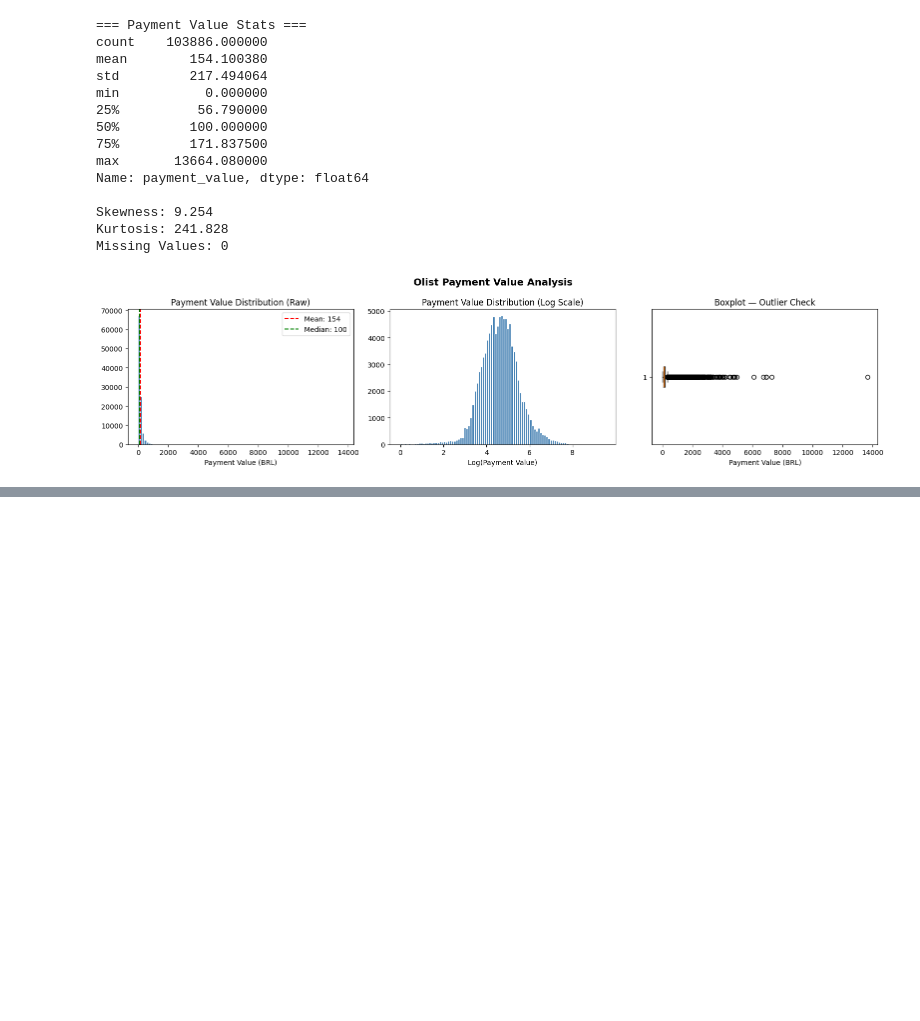
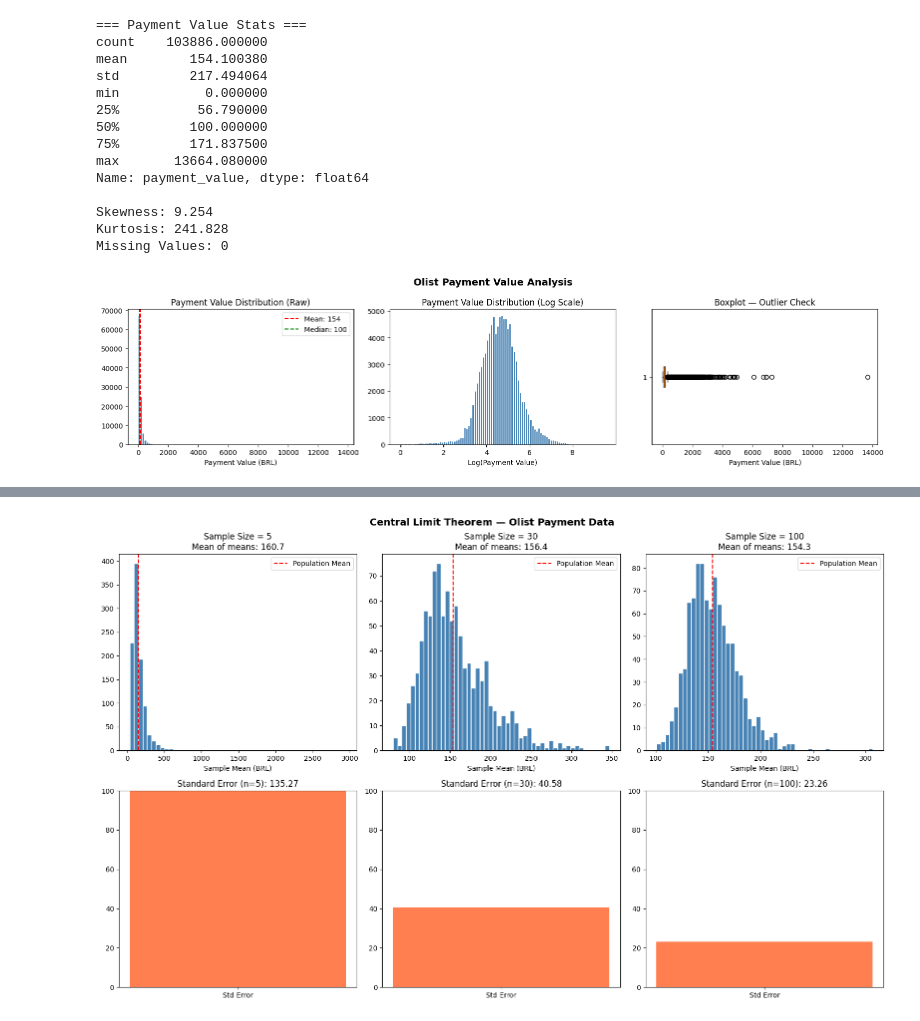
Before and after one commit to Deepesh6/olist-analytics-pipeline, a Jupyter notebook: eda_stats_week1.ipynb, the cells around one changed output, grey strips where cells are left out. Saved outputs shown, nothing was run; the diff lists cells and outputs as text; code cells hidden in the pictures; blank space fills up the shorter version.

Commit message:
W1-D2: CLT simulation on Olist payment data

```diff
--- a/eda_stats_week1.ipynb
+++ b/eda_stats_week1.ipynb
@@ -130,0 +146,36 @@ plt.show()
+# %%
+import random
+
+population = df_payments['payment_value'].dropna().values
+
+sample_sizes = [5, 30, 100]
+n_samples = 1000
+
+fig, axes = plt.subplots(2, 3, figsize=(16, 10))
+
+for idx, sample_size in enumerate(sample_sizes):
+    # Draw 1000 random samples of given size, compute mean of each
+    sample_means = [
+        np.mean(random.choices(population, k=sample_size))
+        for _ in range(n_samples)
+    ]
+
+    # Top row — histogram of sample means
+    axes[0][idx].hist(sample_means, bins=50, color='steelblue', edgecolor='white')
+    axes[0][idx].set_title(f'Sample Size = {sample_size}\nMean of means: {np.mean(sample_means):.1f}')
+    axes[0][idx].set_xlabel('Sample Mean (BRL)')
+    axes[0][idx].axvline(np.mean(population), color='red', linestyle='--', label='Population Mean')
+    axes[0][idx].legend()
+
+    # Bottom row — how spread out are the sample means (Standard Error)
+    std_error = np.std(sample_means)
+    axes[1][idx].bar(['Std Error'], [std_error], color='coral')
+    axes[1][idx].set_title(f'Standard Error (n={sample_size}): {std_error:.2f}')
+    axes[1][idx].set_ylim(0, 100)
+
+plt.suptitle('Central Limit Theorem — Olist Payment Data', fontsize=14, fontweight='bold')
+plt.tight_layout()
+plt.savefig('clt_simulation.png', dpi=150, bbox_inches='tight')
+plt.show()
+# %% [output]
+[figure, added]
```
Also changed, not shown: parts of 2 cells of this notebook, 1 other file.
